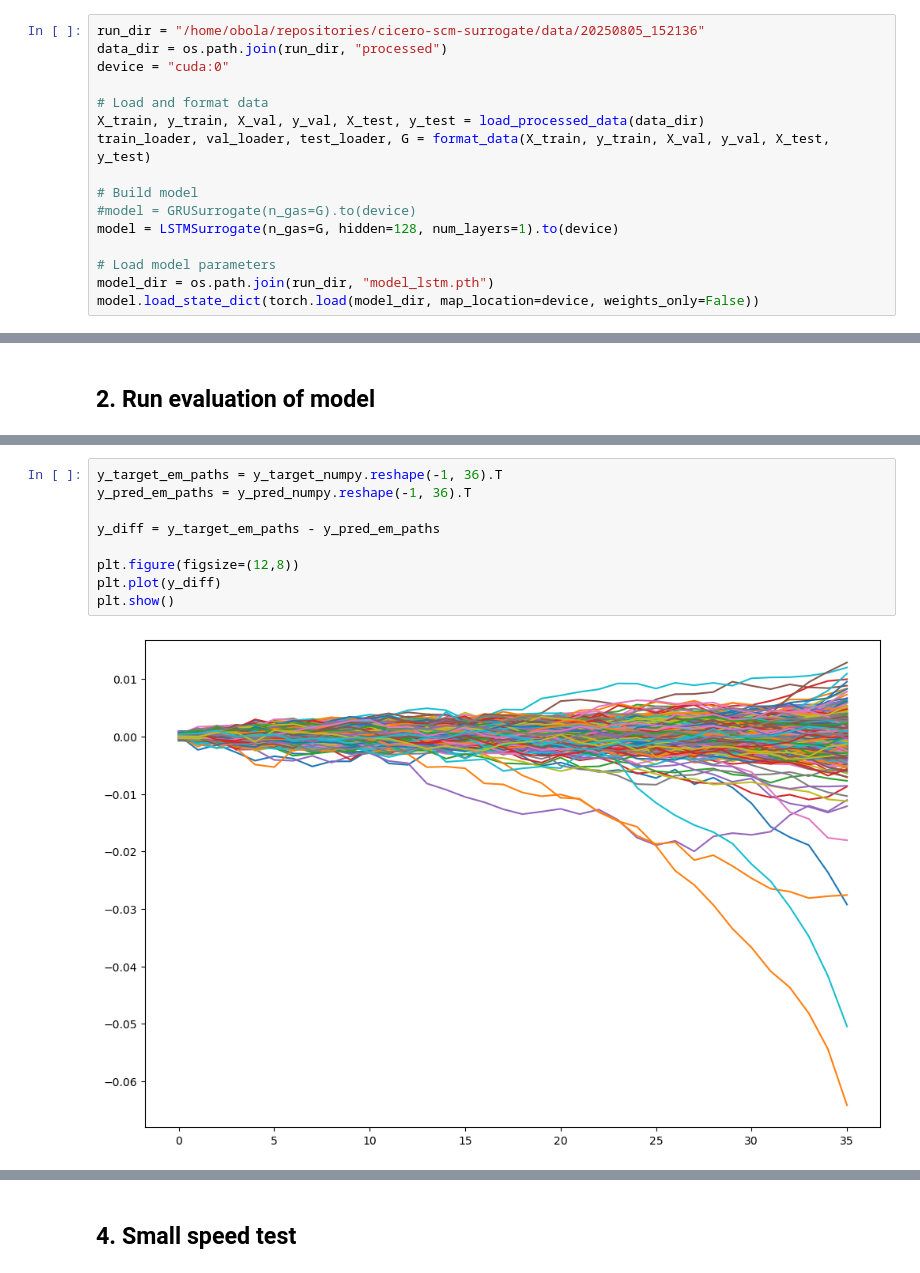
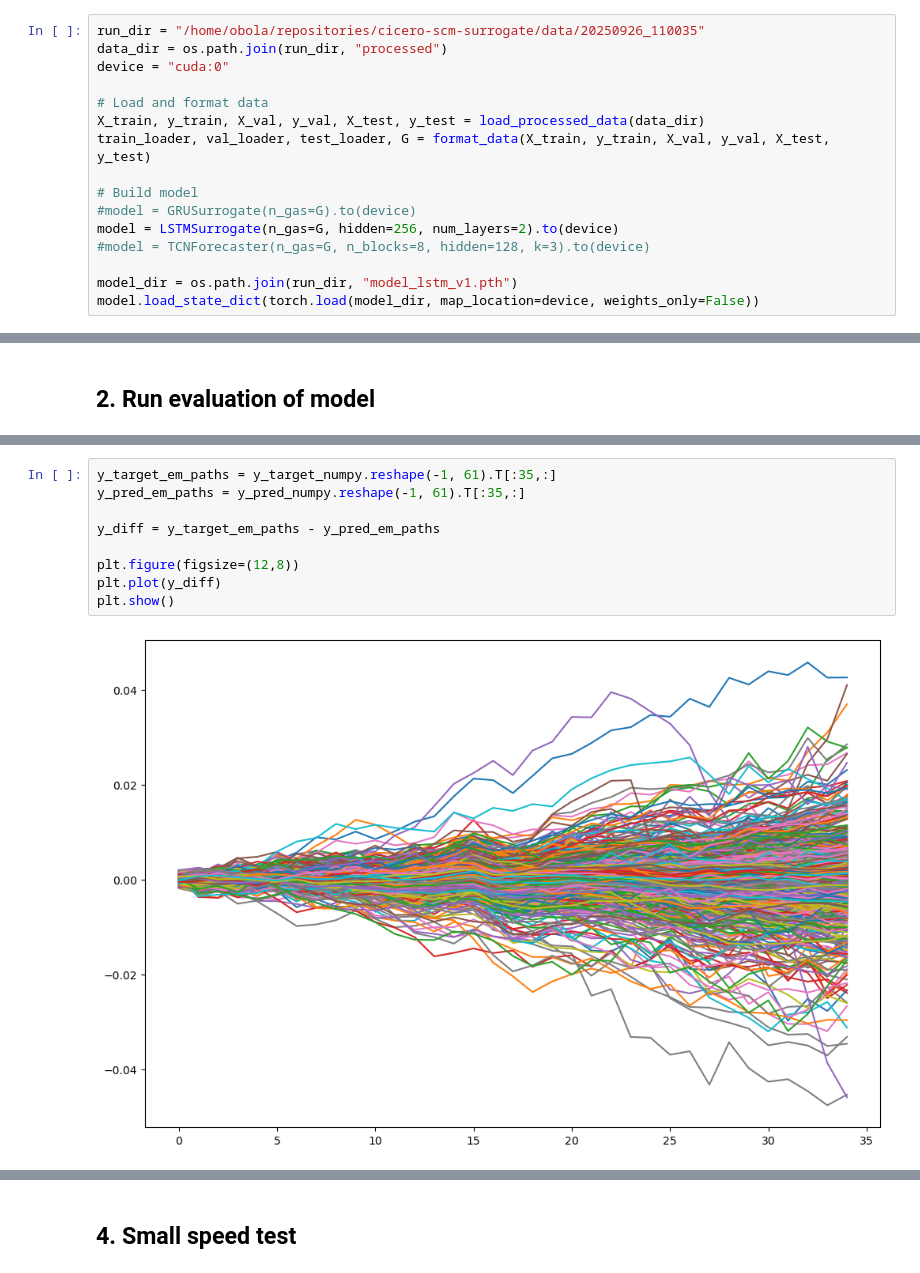
Before and after one commit to oskarbohnlassen/ciceroscm-surrogate, a Jupyter notebook: notebooks/cicero_net_model.ipynb, the cells around one changed output, grey strips where cells are left out. Drawn from its saved outputs; the diff is of its cells as text.

Commit message:
new marl and new data generation and new surrogate

```diff
--- a/notebooks/cicero_net_model.ipynb
+++ b/notebooks/cicero_net_model.ipynb
@@ -15,7 +15,7 @@ from plot_utils import plot_temperature_sequences
 # %% [markdown]
 ## 1. Load data and model
 # %%
-run_dir = "/home/obola/repositories/cicero-scm-surrogate/data/20250805_152136"
+run_dir = "/home/obola/repositories/cicero-scm-surrogate/data/20250926_110035"
 data_dir = os.path.join(run_dir, "processed")
 device = "cuda:0"
 
@@ -25,10 +25,10 @@ train_loader, val_loader, test_loader, G = format_data(X_train, y_train, X_val,
 
 # Build model
 #model = GRUSurrogate(n_gas=G).to(device)
-model = LSTMSurrogate(n_gas=G, hidden=128, num_layers=1).to(device)
+model = LSTMSurrogate(n_gas=G, hidden=256, num_layers=2).to(device)
+#model = TCNForecaster(n_gas=G, n_blocks=8, hidden=128, k=3).to(device)
 
-# Load model parameters
-model_dir = os.path.join(run_dir, "model_lstm.pth")
+model_dir = os.path.join(run_dir, "model_lstm_v1.pth")
 model.load_state_dict(torch.load(model_dir, map_location=device, weights_only=False))
 # %% [output]
 <All keys matched successfully>
@@ -70,12 +86,12 @@ array([0.75238365, 0.792697  , 0.826542  , 0.85973126, 0.89088327,
 # %%
-y_target_em_paths = y_target_numpy.reshape(-1, 36).T
-y_pred_em_paths = y_pred_numpy.reshape(-1, 36).T
+y_target_em_paths = y_target_numpy.reshape(-1, 61).T[:35,:]
+y_pred_em_paths = y_pred_numpy.reshape(-1, 61).T[:35,:]
 
 y_diff = y_target_em_paths - y_pred_em_paths
 
 plt.figure(figsize=(12,8))
 plt.plot(y_diff)
 plt.show()
 # %% [output]
-[figure, old version]
+[figure, new version]
 # %%
```
Also changed, not shown: parts of 8 cells of this notebook, 43 other files.
